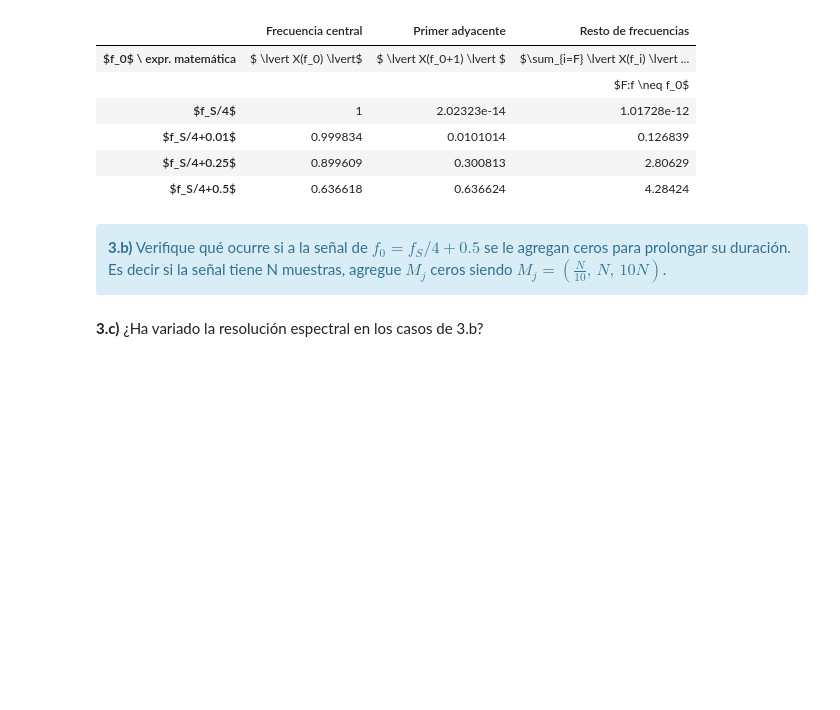
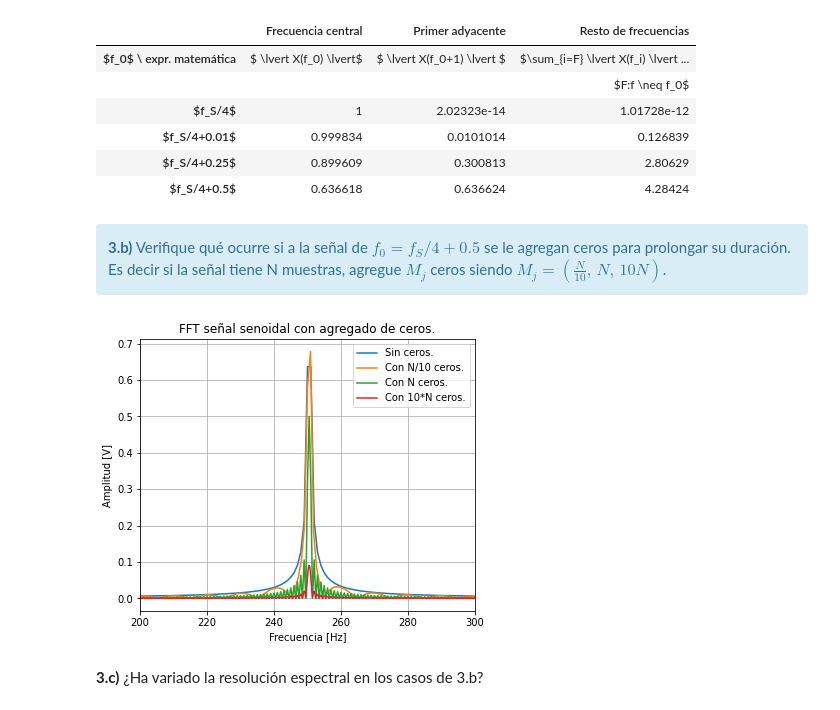
Before and after one commit to jbl95/testGit, a Jupyter notebook: TP1 - Muestreo de señales - Forurier.ipynb, the cells around one changed output. Drawn from its saved outputs; the diff is of its cells as text; code cells hidden in the pictures; blank space fills up the shorter version.

```diff
--- a/TP1 - Muestreo de señales - Forurier.ipynb
+++ b/TP1 - Muestreo de señales - Forurier.ipynb
@@ -439,6 +439,47 @@ HTML(df.to_html())
 <div class="alert alert-block alert-info">
 <b>3.b)</b> Verifique qué ocurre si a la señal de $f_0 = f_S/4 + 0.5$ se le agregan ceros para prolongar su duración. Es decir si la señal tiene N muestras, agregue $M_j$ ceros siendo $M_j = ( \frac{N}{10},\, N,\, 10N)$.
 </div>
+# %%
+# Inserte aquí su código
+
+vmax = 1
+dc = 0
+ph = 0
+N = 1000
+fs = 1000
+
+f0 = fs / 4 + 0.5
+tt,senial = mi_func_sen (vmax, dc, f0, ph, N, fs)
+
+ff_o,mod_o,fas_o = fft_modulo_fase(tt,senial,fs,N)
+
+ceros1 = npy.zeros(int(N/10))
+ceros2 = npy.zeros(int(N))
+ceros3 = npy.zeros(int(N*10))
+
+senial01= npy.append(senial,ceros1)
+senial02= npy.append(senial,ceros2)
+senial03= npy.append(senial,ceros3)
+
+ff1,mod1,fas1 = fft_modulo_fase(tt,senial01,fs,N + int(N/10))
+ff2,mod2,fas2 = fft_modulo_fase(tt,senial02,fs,N+N)
+ff3,mod3,fas3 = fft_modulo_fase(tt,senial03,fs,N + int(N*10))
+
+plt.figure(1)
+plt.plot(ff_o,mod_o, label='Sin ceros.' )
+plt.plot(ff1, mod1, label='Con N/10 ceros.')
+plt.plot(ff2, mod2, label='Con N ceros.')
+plt.plot(ff3, mod3, label='Con 10*N ceros.')
+plt.title('FFT señal senoidal con agregado de ceros.')
+plt.xlabel('Frecuencia [Hz]')
+plt.ylabel('Amplitud [V]')
+plt.rcParams["figure.figsize"] = (6,5)
+plt.xlim(200,300)
+plt.grid()
+plt.legend()
+plt.show()
+# %% [output]
+[figure, added]
 # %% [markdown]
 **3.c)** ¿Ha variado la resolución espectral en los casos de 3.b?
 # %% [markdown]
```
